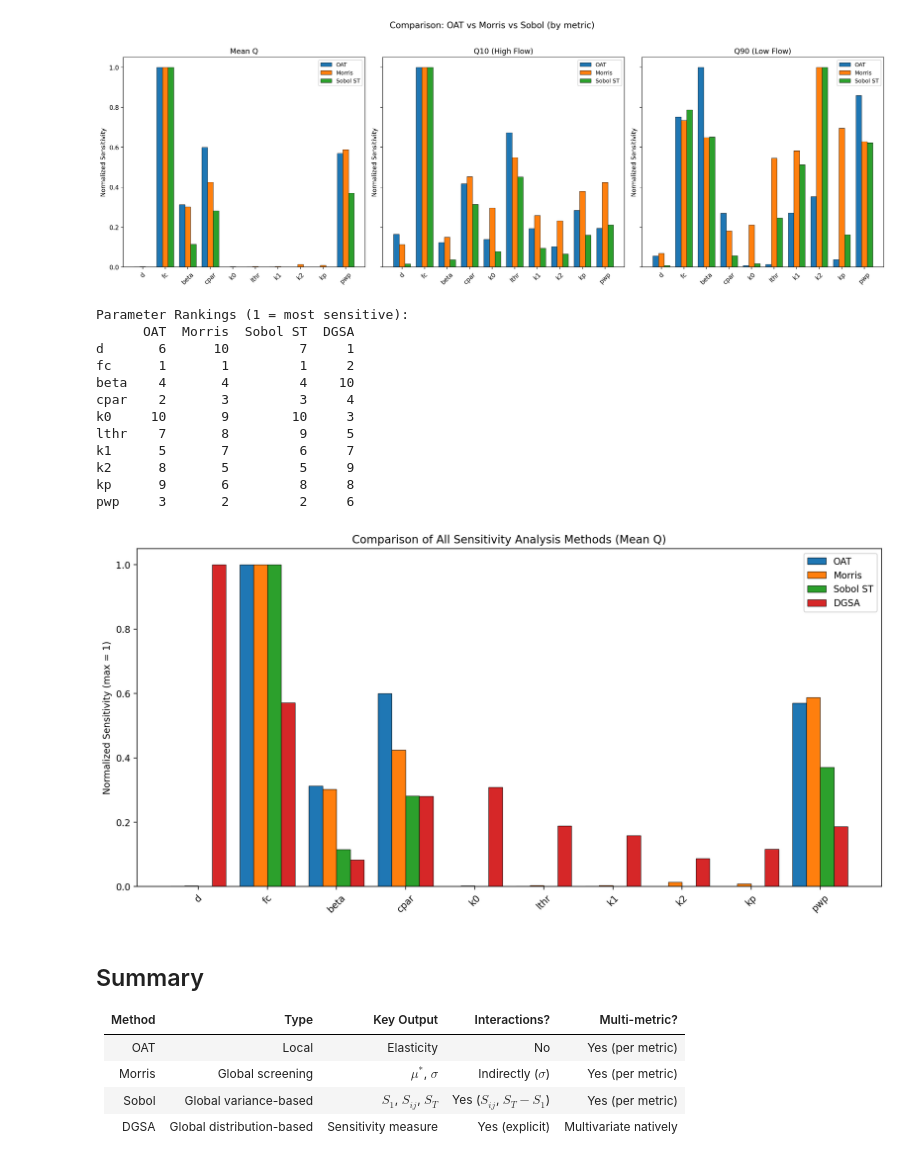
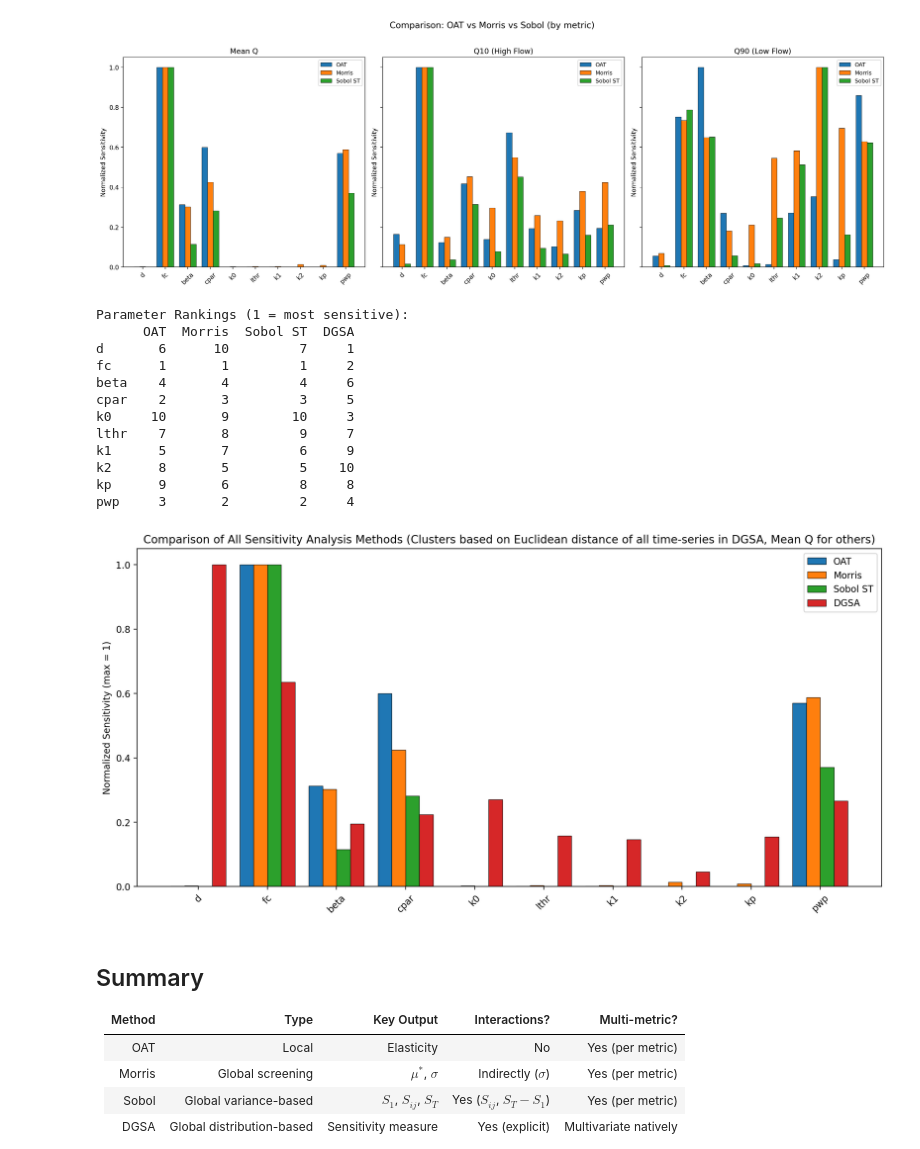
Before and after one commit to lijingwang/hbvpy, a Jupyter notebook: HBV_sensitivity_analysis.ipynb, the cells around one changed output. Saved outputs shown, nothing was run; the diff lists cells and outputs as text; code cells hidden in the pictures.

```diff
--- a/HBV_sensitivity_analysis.ipynb
+++ b/HBV_sensitivity_analysis.ipynb
@@ -108,7 +105,7 @@ def hbv_metrics(params):
 metric_labels = {"mean_Q": "Mean Q", "Q10": "Q10 (High Flow)", "Q90": "Q90 (Low Flow)"}
 
 # Baseline
-baseline_params = (lower_bounds + upper_bounds) / 2
+baseline_params = (upper_bounds-lower_bounds)*0.5 + lower_bounds
 baseline_metrics = hbv_metrics(baseline_params)
 print(f"Baseline: {baseline_metrics}")
 # %% [output]
@@ -697,41 +707,41 @@ comparison = pd.DataFrame({
     'Sobol ST': Si_sobol['mean_Q']['ST'],
     'DGSA': dgsa_main['sensitivity'].reindex(param_names).values,
 }, index=param_names)
 
 # Rankings
 rankings = comparison.rank(ascending=False).astype(int)
 print("Parameter Rankings (1 = most sensitive):")
 print(rankings)
 
 # Normalized grouped bar chart
 comp_norm = comparison / comparison.max()
 fig, ax = plt.subplots(figsize=(12, 6))
 x = np.arange(n_params)
 width = 0.2
 for j, (method, color) in enumerate(zip(comp_norm.columns, ['C0', 'C1', 'C2', 'C3'])):
     ax.bar(x + j*width - 1.5*width, comp_norm[method], width,
            label=method, color=color, edgecolor='k', linewidth=0.5)
 ax.set_xticks(x)
 ax.set_xticklabels(param_names, rotation=45)
 ax.set_ylabel('Normalized Sensitivity (max = 1)')
-ax.set_title('Comparison of All Sensitivity Analysis Methods (Mean Q)')
+ax.set_title('Comparison of All Sensitivity Analysis Methods (Clusters based on Euclidean distance of all time-series in DGSA, Mean Q for others)')
 ax.legend()
 plt.tight_layout()
 plt.show()
 # %% [output]
 Parameter Rankings (1 = most sensitive):
       OAT  Morris  Sobol ST  DGSA
 d       6      10         7     1
 fc      1       1         1     2
-beta    4       4         4    10
-cpar    2       3         3     4
+beta    4       4         4     6
+cpar    2       3         3     5
 k0     10       9        10     3
-lthr    7       8         9     5
-k1      5       7         6     7
-k2      8       5         5     9
+lthr    7       8         9     7
+k1      5       7         6     9
+k2      8       5         5    10
 kp      9       6         8     8
-pwp     3       2         2     6
+pwp     3       2         2     4
-[figure, old version]
+[figure, new version]
 # %% [markdown]
 ## Summary
 
```
Also changed, not shown: parts of 12 cells of this notebook, 5 other files.
